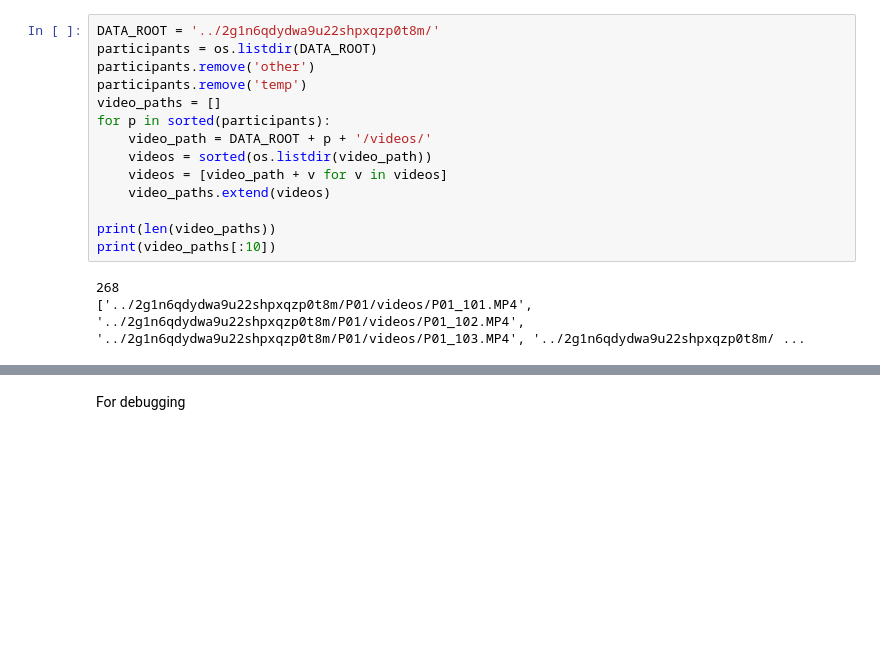
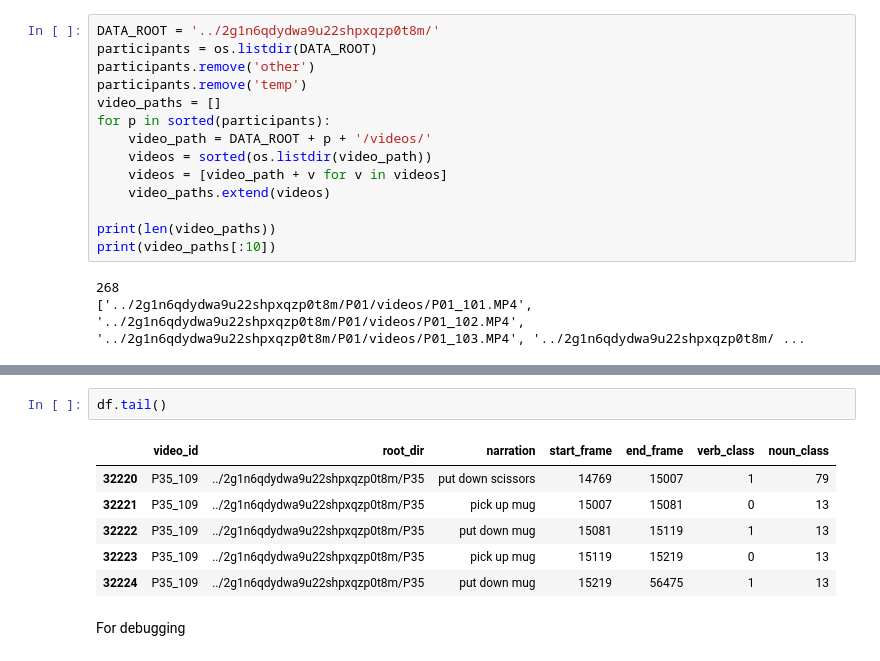
Before and after one commit to BarunKGP/HAAR, a Jupyter notebook: src/scratch/feature_extraction.ipynb, the cells around one changed output, grey strips where cells are left out. Drawn from its saved outputs; the diff is of its cells as text; blank space fills up the shorter version.

```diff
--- a/src/scratch/feature_extraction.ipynb
+++ b/src/scratch/feature_extraction.ipynb
@@ -41,3 +58,12 @@ print(video_paths[:10])
+# %%
+df.tail()
+# %% [output]
+|  | video_id | root_dir | narration | start_frame | end_frame | verb_class | noun_class |
+| 32220 | P35_109 | ../2g1n6qdydwa9u22shpxqzp0t8m/P35 | put down scissors | 14769 | 15007 | 1 | 79 |
+| 32221 | P35_109 | ../2g1n6qdydwa9u22shpxqzp0t8m/P35 | pick up mug | 15007 | 15081 | 0 | 13 |
+| 32222 | P35_109 | ../2g1n6qdydwa9u22shpxqzp0t8m/P35 | put down mug | 15081 | 15119 | 1 | 13 |
+| 32223 | P35_109 | ../2g1n6qdydwa9u22shpxqzp0t8m/P35 | pick up mug | 15119 | 15219 | 0 | 13 |
+| 32224 | P35_109 | ../2g1n6qdydwa9u22shpxqzp0t8m/P35 | put down mug | 15219 | 56475 | 1 | 13 |
 # %% [markdown]
 For debugging
 # %%
```
Also changed, not shown: parts of 3 cells of this notebook.
